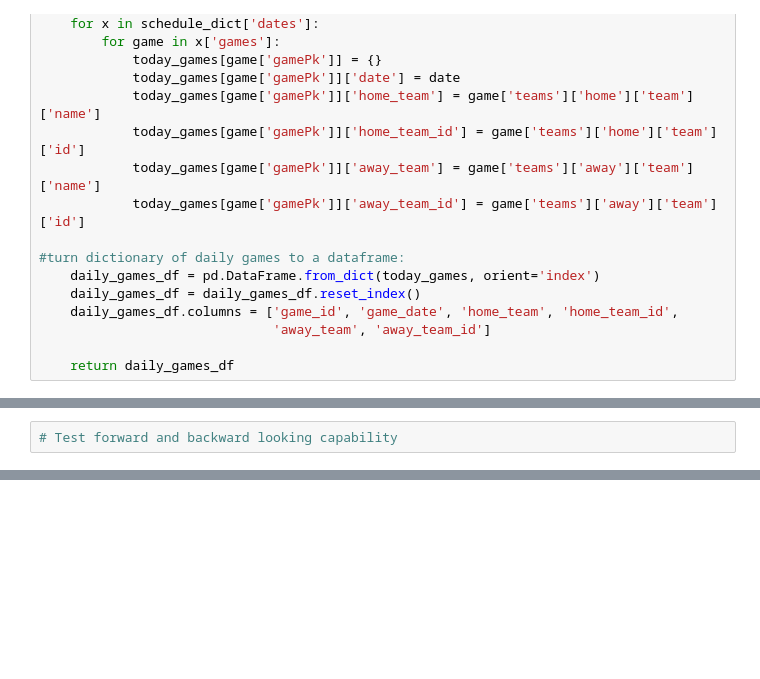
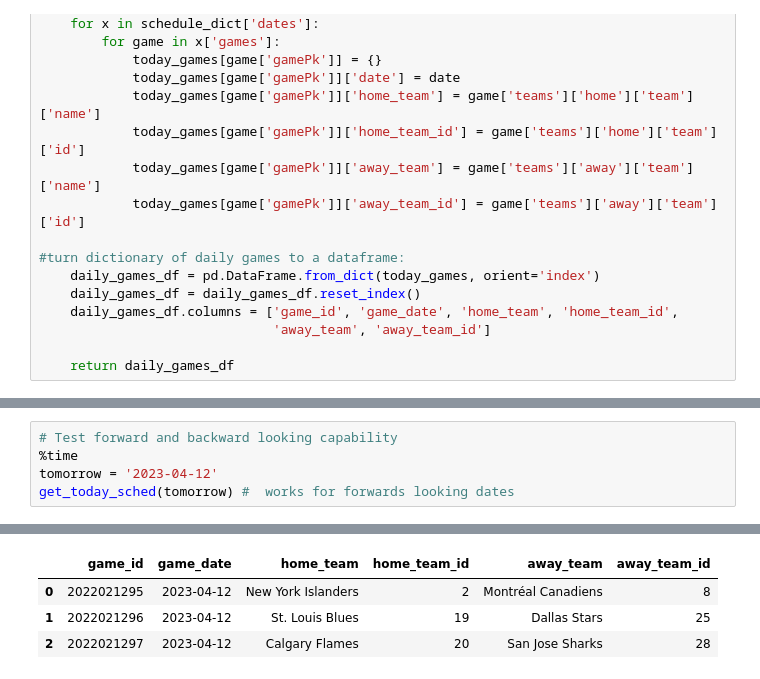
Before and after one commit to jbenasuli/nhl-predictons, a Jupyter notebook: helpers/NHL_site-strapers.ipynb, the cells around one changed output, grey strips where cells are left out. Cells and saved outputs as stored; diff of their text form; blank space fills up the shorter version.

```diff
--- a/helpers/NHL_site-strapers.ipynb
+++ b/helpers/NHL_site-strapers.ipynb
@@ -68,2 +87,6 @@ get_today_sched('2023-04-11')
 # %%
 # Test forward and backward looking capability
+%time
+tomorrow = '2023-04-12'
+get_today_sched(tomorrow) #  works for forwards looking dates
+# %% [output]
@@ -70,2 +95,6 @@ get_today_sched('2023-04-11')
+|  | game_id | game_date | home_team | home_team_id | away_team | away_team_id |
+| 0 | 2022021295 | 2023-04-12 | New York Islanders | 2 | Montréal Canadiens | 8 |
+| 1 | 2022021296 | 2023-04-12 | St. Louis Blues | 19 | Dallas Stars | 25 |
+| 2 | 2022021297 | 2023-04-12 | Calgary Flames | 20 | San Jose Sharks | 28 |
 # %%
 # Past results scraper
```
Also changed, not shown: parts of 4 cells of this notebook, 1 other file.
